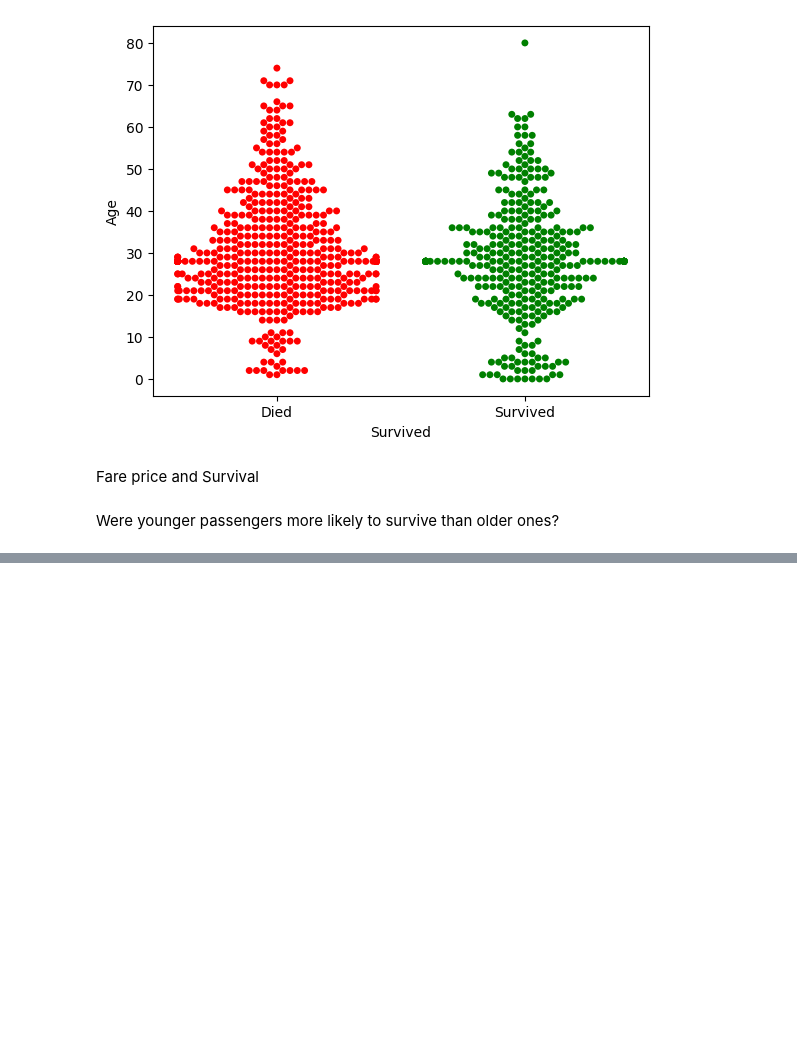
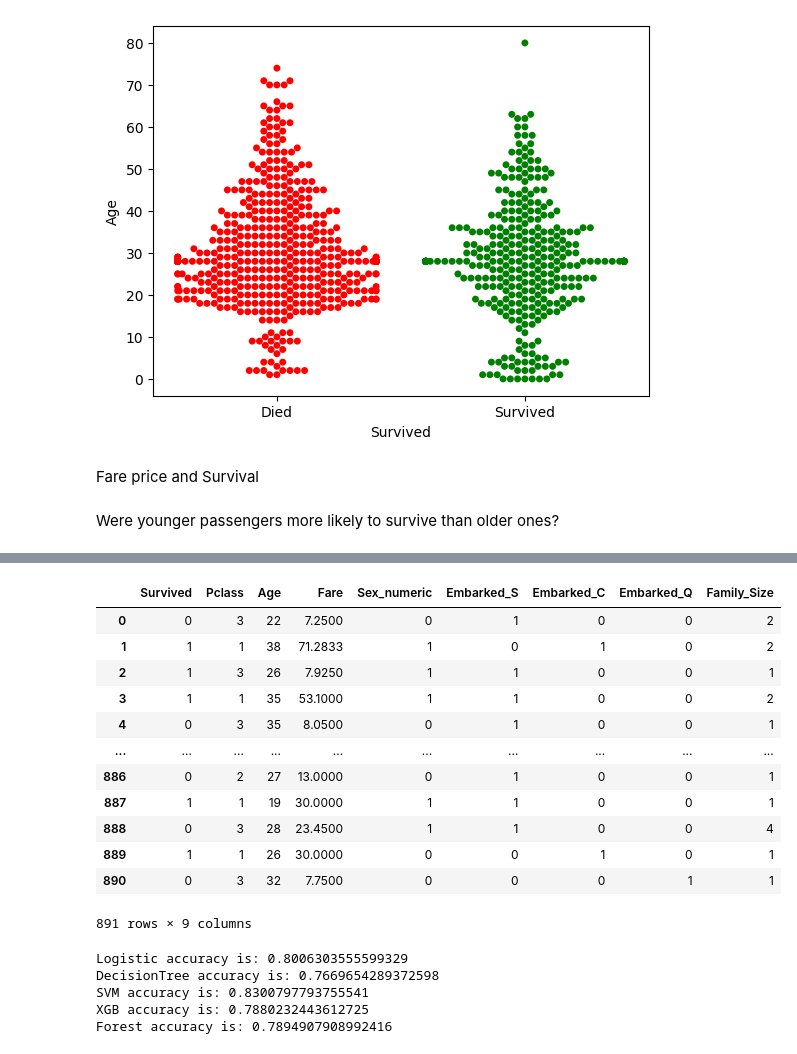
Before and after one commit to MohamedAshraf7122/Titanic-Dataset-Analysis, a Jupyter notebook: Titanic.ipynb, the cells around one changed output, grey strips where cells are left out. Cells and saved outputs as stored; diff of their text form; code cells hidden in the pictures; blank space fills up the shorter version.

```diff
--- a/Titanic.ipynb
+++ b/Titanic.ipynb
@@ -1056,0 +1071,23 @@ fig.show()
+# %%
+titanic_ml['Family_Size']=titanic_df['FamilySize']
+# %%
+titanic_ml.drop(columns=['Parch','SibSp'],inplace=True)
+# %%
+titanic_ml['Survived'] = titanic_ml['Survived'].astype(int)
+titanic_ml['Pclass'] = titanic_ml['Pclass'].astype(int)
+# %%
+titanic_ml.reset_index(drop=True)
+# %% [output]
+|  | Survived | Pclass | Age | Fare | Sex_numeric | Embarked_S | Embarked_C | Embarked_Q | Family_Size |
+| 0 | 0 | 3 | 22 | 7.2500 | 0 | 1 | 0 | 0 | 2 |
+| 1 | 1 | 1 | 38 | 71.2833 | 1 | 0 | 1 | 0 | 2 |
+| 2 | 1 | 3 | 26 | 7.9250 | 1 | 1 | 0 | 0 | 1 |
+| 3 | 1 | 1 | 35 | 53.1000 | 1 | 1 | 0 | 0 | 2 |
+| 4 | 0 | 3 | 35 | 8.0500 | 0 | 1 | 0 | 0 | 1 |
+| ... | ... | ... | ... | ... | ... | ... | ... | ... | ... |
+| 886 | 0 | 2 | 27 | 13.0000 | 0 | 1 | 0 | 0 | 1 |
+| 887 | 1 | 1 | 19 | 30.0000 | 1 | 1 | 0 | 0 | 1 |
+| 888 | 0 | 3 | 28 | 23.4500 | 1 | 1 | 0 | 0 | 4 |
+| 889 | 1 | 1 | 26 | 30.0000 | 0 | 0 | 1 | 0 | 1 |
+| 890 | 0 | 3 | 32 | 7.7500 | 0 | 0 | 0 | 1 | 1 |
+891 rows × 9 columns
@@ -1056,0 +1110,22 @@ fig.show()
+# %%
+models= {
+    'Logistic':LogisticRegression(),
+    'DecisionTree':DecisionTreeClassifier(),
+    'SVM':SVC(),
+    'XGB':XGBClassifier(),
+    'Forest':RandomForestClassifier()
+}
+for name,model in models.items():
+    pipe=Pipeline(steps=[
+        ('scaler',StandardScaler()),
+        ('model',model)
+    ])
+
+    scores=cross_val_score(pipe,x_train,y_train,cv=5)
+    print(f'{name} accuracy is: {scores.mean()}')
+# %% [output]
+Logistic accuracy is: 0.8006303555599329
+DecisionTree accuracy is: 0.7669654289372598
+SVM accuracy is: 0.8300797793755541
+XGB accuracy is: 0.7880232443612725
+Forest accuracy is: 0.7894907908992416
```
Also changed, not shown: parts of 8 cells of this notebook.
